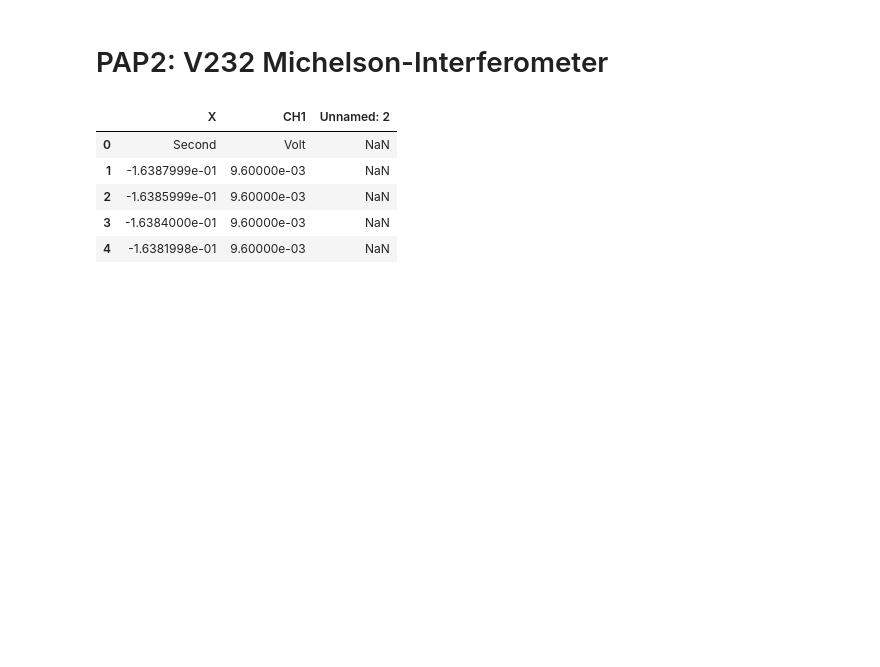
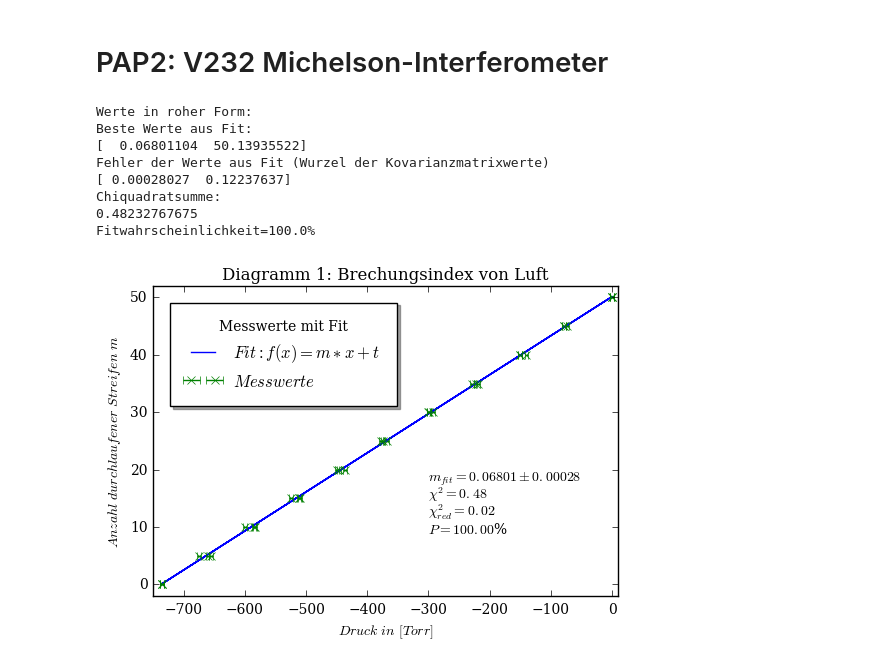
Before and after one commit to woskar/pap2-lab-training, a Jupyter notebook: v232/v232_michelson.ipynb, the cells around one changed output. Cells and saved outputs as stored; diff of their text form; code cells hidden in the pictures; blank space fills up the shorter version.

```diff
--- a/v232/v232_michelson.ipynb
+++ b/v232/v232_michelson.ipynb
@@ -9,12 +7,3 @@ df = pd.read_csv('messung232.csv')
-# %%
-df.head()
-# %% [output]
-|  | X | CH1 | Unnamed: 2 |
-| 0 | Second | Volt | NaN |
-| 1 | -1.6387999e-01 | 9.60000e-03 | NaN |
-| 2 | -1.6385999e-01 | 9.60000e-03 | NaN |
-| 3 | -1.6384000e-01 | 9.60000e-03 | NaN |
-| 4 | -1.6381998e-01 | 9.60000e-03 | NaN |
 # %%
 #Aufgabe 2: Brechungsindex von Luft
 
@@ -25,60 +14,71 @@ import numpy as np
 from scipy.optimize import curve_fit
 
 #Einlesen der Daten in folgender Reihenfolge:
-wf, t = np.loadtxt('tab4.txt', skiprows=1, usecols=(0,1), unpack=True)
-#wf Figurenachsenfrequenz in rpm
-#t Zeit für 10 Umläufe
+z1, p1, p2, p3 = np.loadtxt('tab2.txt', skiprows=1, usecols=(0,1,2,3), unpack=True)
+p1 = p1*(-1)
+p2 = p2*(-1)
+p3 = p3*(-1)
 
-wf = 2*np.pi*wf/60 #Umrechnen in Kreisfrequenz
-w = 2*np.pi*10/t #Umrechnen in die Umlauffrequenz
+z = np.concatenate((z1, z1, z1), axis=0)
+p = np.concatenate((p1, p2, p3), axis=0)
 
-dwf = 2*np.pi*2/60
-dw = 20*np.pi*0.8/(t**2)
-
-# Fit mit einer Exponentialfunktion
-def fit(x, m):
-    return m*x
+# Fit mit einer Lineare Fitfunktion
+def fit(x, m, t):
+    return m*x + t
 
 #Fit durchführen
-popt, pcov = curve_fit(fit, wf, w, maxfev=5000, sigma=dw, p0=[0.06])
+popt, pcov = curve_fit(fit, p, z, maxfev=5000, sigma=3)
 perr = np.sqrt(np.diag(pcov))
-x=np.arange(0, 65, 0.1)
+
 
 #Güte des Fits
-chisquare=np.sum((((fit(wf,*popt))-w)/(dw))**2)
-dof=9 #degrees of freedom, Freiheitsgrad Anzahl Messwerte (10) - Fitparameter (1)
+chisquare=np.sum((((fit(p,*popt))-z)/(3))**2)
+dof=30 #degrees of freedom, Freiheitsgrad Anzahl Messwerte (33) - Fitparameter (3)
 chisquare_red=chisquare/dof
 from scipy.stats import chi2
 prob=round(1-chi2.cdf(chisquare,dof),2)*100
 
 
 #Plotten
-plt.errorbar(wf, w, xerr=dwf, yerr=dw, linestyle='None', marker='x', label='$Messwerte$')
-plt.plot(x, fit(x, *popt), label='$Fit: f(x)=m*x$')
-plt.xlabel('$Drehfrequenz\ \omega_{F} \ in\ [\\frac{1}{s}]$')
-plt.ylabel('$Umlauffrequenz\ momentane\ Drehachse\ \Omega \ in\ [\\frac{1}{s}]$')
-plt.title(r'Diagramm 3: Umlauffrequenz $\Omega(\omega_{F})$')
+
+plt.plot(p, fit(p, *popt), label='$Fit: f(x)=m*x+t$')
+plt.errorbar(p, z, xerr=3, linestyle='None', marker='x', label='$Messwerte$')
+
+
+plt.ylabel('$Anzahl\ durchlaufener\ Streifen\ m$')
+plt.xlabel('$Druck\ in\ [Torr]$')
+plt.title(r'Diagramm 1: Brechungsindex von Luft')
 #plt.yscale('log')
-plt.grid(True)
-plt.axis((0, 63, 0, 4.0))
+#plt.grid(True)
+plt.axis((-750, 10, -2, 52))
 #plt.rcParams["figure.figsize"][0] = 8
 #plt.rcParams["figure.figsize"][1] = 5
 plt.rcParams["font.family"]='serif'
 plt.legend(title='Messwerte mit Fit', borderpad=1.0, borderaxespad=1, loc='best', shadow='true')
+#Text im Plot
 
-#Text im Plot
-plt.text(30, 1.2, u'$m_{fit}=%.5f \pm%.5f$' %(popt[0], perr[0]), fontsize=10)
-plt.text(30, 0.9, u'$\chi^{2}=%.2f$' %(chisquare), fontsize=10)
-plt.text(30, 0.6, u'$\chi_{red}^{2}=%.2f $' %(chisquare_red), fontsize=10)
-plt.text(30, 0.3, u'$P=%.2f $' %(prob) + '%', fontsize=10)
+plt.text(-300, 18, u'$m_{fit}=%.5f \pm%.5f$' %(popt[0], perr[0]), fontsize=10)
+plt.text(-300, 15, u'$\chi^{2}=%.2f$' %(chisquare), fontsize=10)
+plt.text(-300, 12, u'$\chi_{red}^{2}=%.2f $' %(chisquare_red), fontsize=10)
+plt.text(-300, 9, u'$P=%.2f $' %(prob) + '%', fontsize=10)
 
 print('Werte in roher Form:')
 print('Beste Werte aus Fit:')
 print(popt)
 print('Fehler der Werte aus Fit (Wurzel der Kovarianzmatrixwerte)')
 print(perr)
 print('Chiquadratsumme:')
 print (chisquare)
 print("Fitwahrscheinlichkeit="+str(prob)+"%")
 
-#plt.savefig('v213_3.pdf',format='pdf')
+#plt.savefig('v232_1.pdf',format='pdf')
+# %% [output]
+Werte in roher Form:
+Beste Werte aus Fit:
+[  0.06801104  50.13935522]
+Fehler der Werte aus Fit (Wurzel der Kovarianzmatrixwerte)
+[ 0.00028027  0.12237637]
+Chiquadratsumme:
+0.48232767675
+Fitwahrscheinlichkeit=100.0%
+[figure, added]
```
Also changed, not shown: parts of 2 cells of this notebook, 3 other files.
